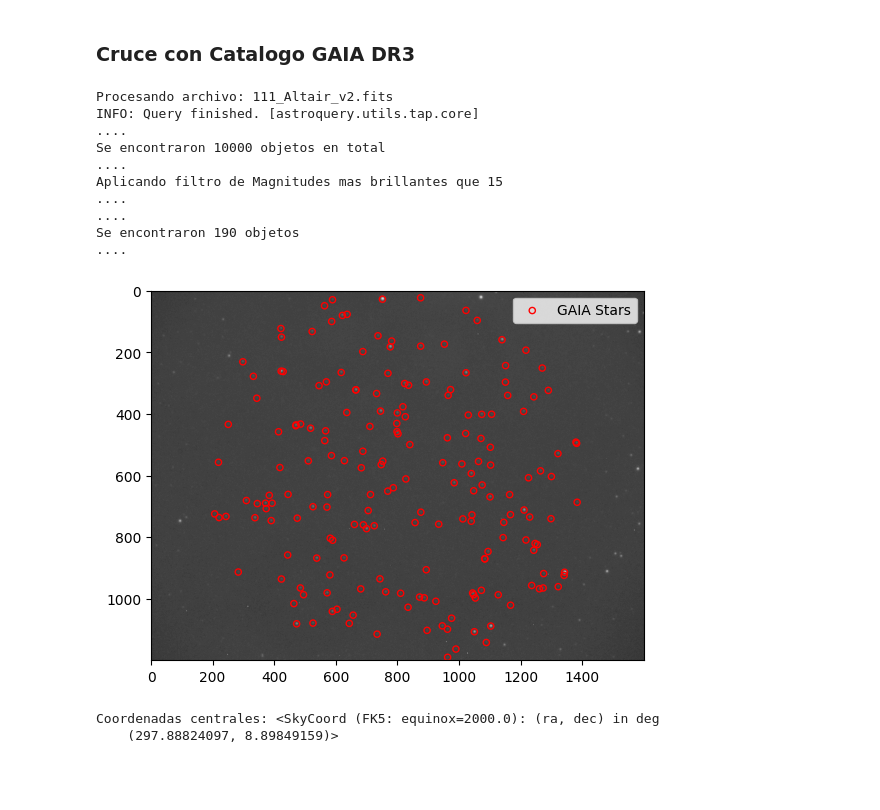
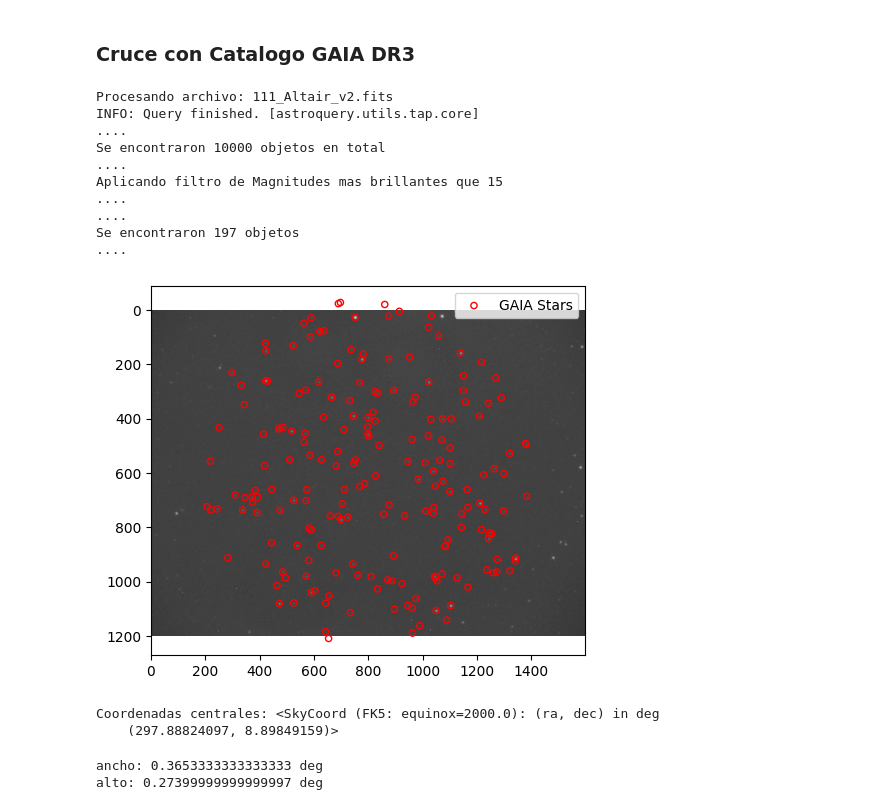
Before and after one commit to juagudeloo/Seeing-OAN, a Jupyter notebook: field_stars_diameter.ipynb, the cells around one changed output. Saved outputs shown, nothing was run; the diff lists cells and outputs as text; code cells hidden in the pictures; blank space fills up the shorter version.

```diff
--- a/field_stars_diameter.ipynb
+++ b/field_stars_diameter.ipynb
@@ -249,7 +249,7 @@ plt.show()
 import glob
 import numpy as np
 import matplotlib.pyplot as plt
-import matplotlib.colors as colors
+from matplotlib.colors import LogNorm
 from astropy.io import fits
 from astropy.wcs import WCS
 from astropy.coordinates import SkyCoord
@@ -280,8 +280,8 @@ center_coord = wcs.pixel_to_world(center_x, center_y)
 # Definir el tamaño del rectángulo de búsqueda
 pixel_width = nx * scale
 pixel_height = ny * scale
-width = u.Quantity(pixel_height, u.deg)
-height = u.Quantity(pixel_width, u.deg)
+width = u.Quantity(pixel_width, u.deg)
+height = u.Quantity(pixel_height, u.deg)
 
 # Realizar la consulta al catálogo GAIA
 Gaia.ROW_LIMIT = 10000
@@ -299,34 +299,40 @@ print("....")
 filtered_stars = results_GAIA[results_GAIA["phot_g_mean_mag"]<15]
 print("....")
 print(f"Se encontraron {len (filtered_stars)} objetos")
 print("....")
 
 # Obtener las coordenadas de RA y Dec
 ra = filtered_stars["ra"]
 dec = filtered_stars["dec"]
 
 # Convertir las coordenadas de GAIA a píxeles en la imagen
 gaia_coords = SkyCoord(ra=ra.values, dec=dec.values, unit=(u.deg, u.deg))
 x, y = wcs.world_to_pixel(gaia_coords)
 
 # Mostrar la imagen FITS con los puntos encontrados
 
 plt.imshow(image_data, cmap="gray", norm=LogNorm(vmin=200, vmax=np.max(image_data)))  # Usar PowerNorm para el escalado logarítmico
 plt.scatter(x, y, s=20, edgecolor="red", facecolor="none", label="GAIA Stars")  # Ajustar el tamaño y color de los puntos
 plt.legend()
 plt.show()
 print(f"Coordenadas centrales: {center_coord}")
 # %% [output]
 Procesando archivo: 111_Altair_v2.fits
 INFO: Query finished. [astroquery.utils.tap.core]
 ....
 Se encontraron 10000 objetos en total
 ....
 Aplicando filtro de Magnitudes mas brillantes que 15
 ....
 ....
-Se encontraron 190 objetos
+Se encontraron 197 objetos
 ....
-[figure, old version]
+[figure, new version]
 Coordenadas centrales: <SkyCoord (FK5: equinox=2000.0): (ra, dec) in deg
     (297.88824097, 8.89849159)>
+# %%
+print(f"ancho: {width}")
+print(f"alto: {height}")
+# %% [output]
+ancho: 0.3653333333333333 deg
+alto: 0.27399999999999997 deg
```
Also changed, not shown: 1 other file.
